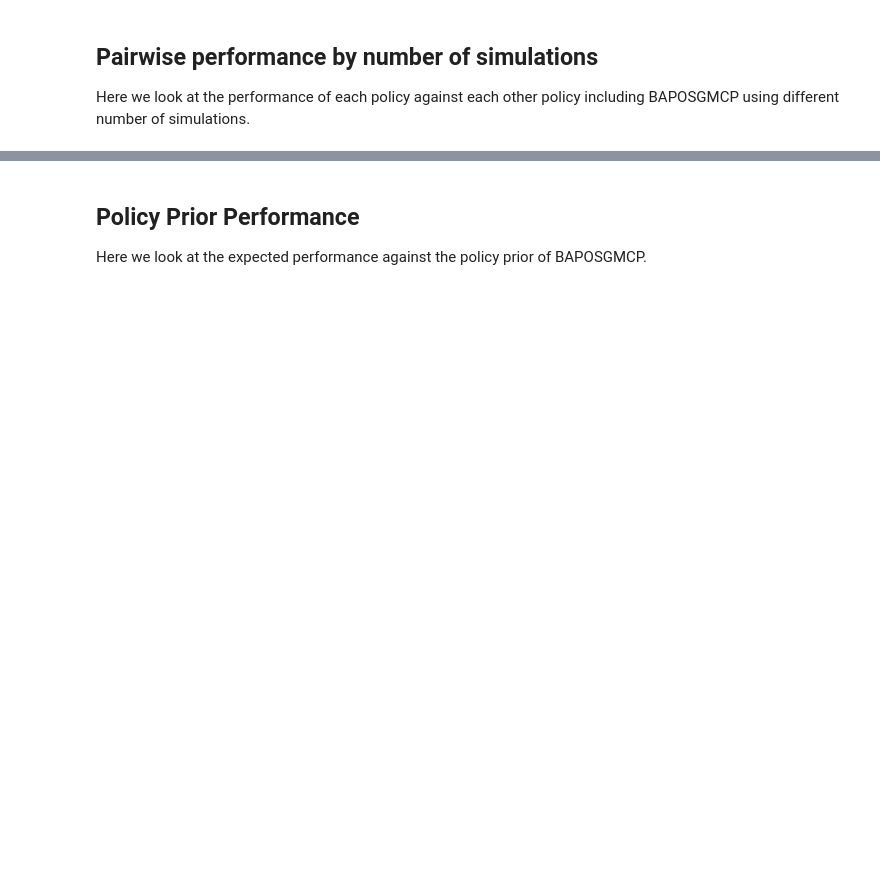
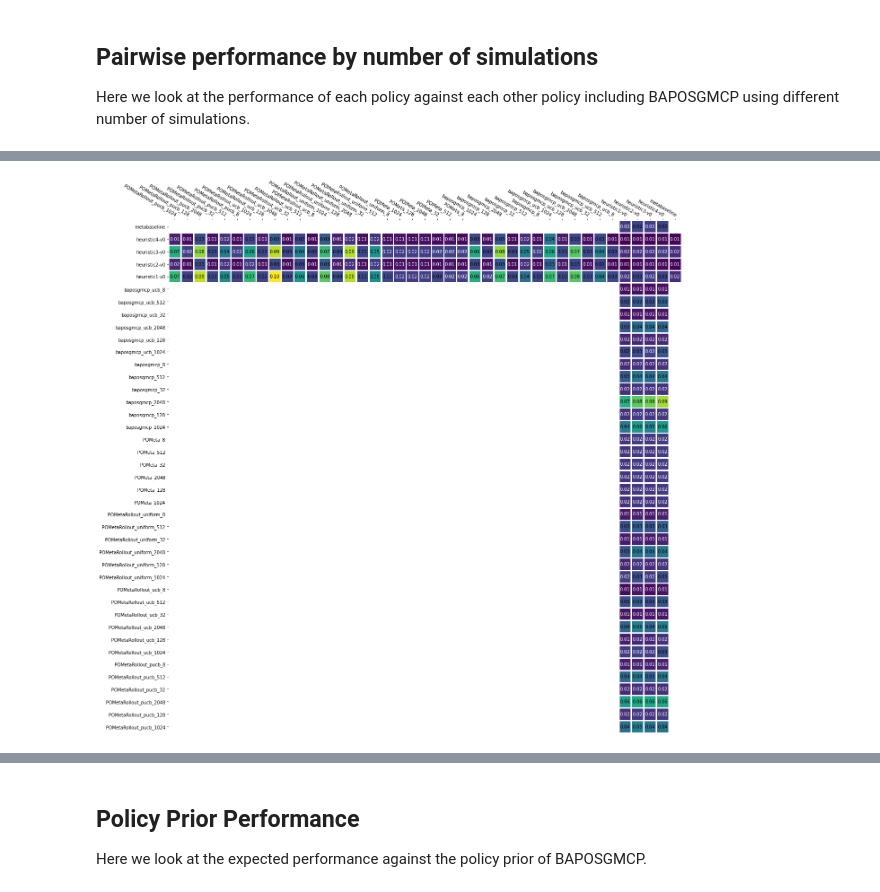
Before and after one commit to Jjschwartz/potmmcp, a Jupyter notebook: experiments/lbf/LBF10x10-n2-f7-static-v2/heuristic_analysis.ipynb, the cells around one changed output, grey strips where cells are left out. Saved outputs shown, nothing was run; the diff lists cells and outputs as text; code cells hidden in the pictures; blank space fills up the shorter version.

```diff
--- a/experiments/lbf/LBF10x10-n2-f7-static-v2/heuristic_analysis.ipynb
+++ b/experiments/lbf/LBF10x10-n2-f7-static-v2/heuristic_analysis.ipynb
@@ -135,0 +132,14 @@ plot_utils.plot_pairwise_comparison(
+# %%
+plot_utils.plot_pairwise_comparison(
+    combined_df,
+    y_key="episode_returns_CI",
+    policy_key="policy_id",
+    y_err_key=None,
+    vrange=None,
+    figsize=(21, 21),
+    valfmt="{x:.2f}",
+    average_duplicates=True,
+    duplicate_warning=False
+)
+# %% [output]
+[figure, added]
```
Also changed, not shown: parts of 11 cells of this notebook, 6 other files.
